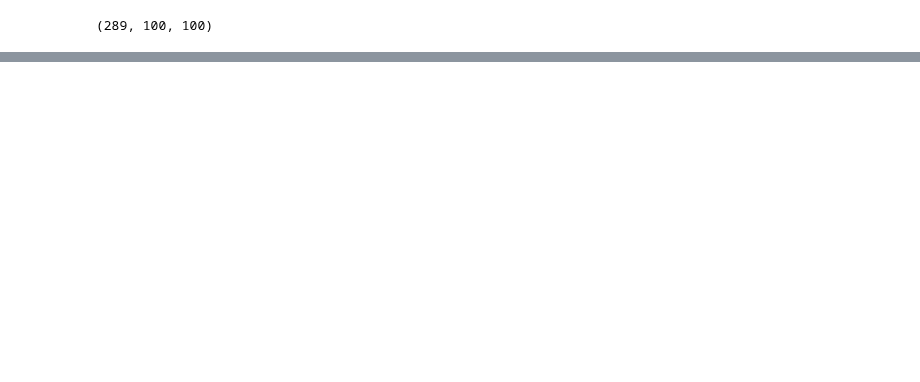
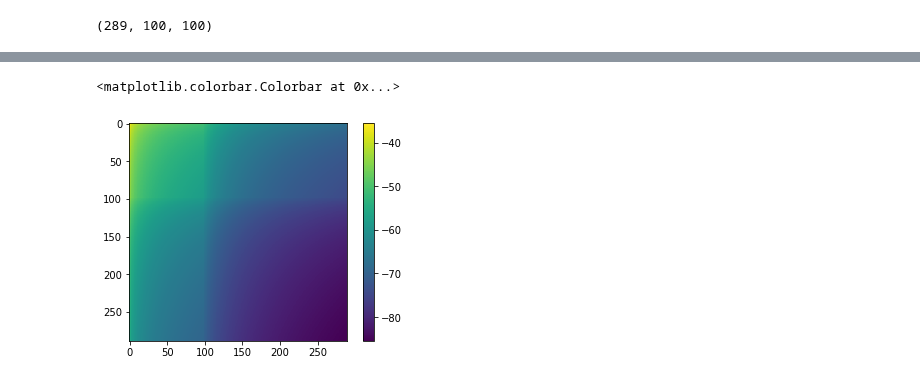
Before and after one commit to VMBoehm/postlimber, a Jupyter notebook: notebooks/PostBornTerms without Limber.ipynb, the cells around one changed output, grey strips where cells are left out. Saved outputs shown, nothing was run; the diff lists cells and outputs as text; code cells hidden in the pictures; blank space fills up the shorter version.

```diff
--- a/notebooks/PostBornTerms without Limber.ipynb
+++ b/notebooks/PostBornTerms without Limber.ipynb
@@ -49,3 +85,9 @@ for ii in range(len(ell_)):
+# %%
+# cldeltapsi*[clpp1+clpp2]
+clprod3 = np.zeros((len(ell_),len(ell_),len(t_),len(t_)))
+for ii in range(len(ell_)):
+    for jj in range(len(ell_)):
+        clprod3[ii][jj] = cldeltapsi[ii]*(cl_phiphi_diag1[jj]+cl_phiphi_diag2[jj])*0.5
 # %%
 #getting MA
 bin_num = 'all'
@@ -65,0 +116,25 @@ res.shape
+# %%
+#getting tilde MA
+bin_num = 'all'
+
+def lensing_kernel(xi, xmax):
+    return (xmax - xi)/(xmax*xi) * (xmax > xi)
+kernel2 = gal_clus(dNdz_LSST,constant_bias,bin_num)
+#r2d goes with first axis = delta phi
+#t2d goes with second axis = phi phi
+r2d, t2d = np.meshgrid(t_,t_)
+w11, w12 = np.meshgrid(w1,w1)
+
+kernel_axis1 = lensing_kernel(r2d*t2d*chi_cmb,chi_cmb)
+kernel_axis0 = kernel2(r2d*chi_cmb)
+
+res = np.sum(clprod3*(r2d*chi_cmb)*chi_cmb*w11*w12*kernel_axis1*kernel_axis0, axis =(2,3))
+tildeMA  = RectBivariateSpline(ell_,ell_,res)
+np.save('../M_matrices/tildeMA_matrix_bin_%s'%str(bin_num),res)
+np.save('../M_matrices/tildeMA_slpine_bin_%s'%str(bin_num),tildeMA)
+# %%
+plt.imshow(np.log(tildeMA(ell_,ell_)))
+plt.colorbar()
+# %% [output]
+<matplotlib.colorbar.Colorbar at 0x...>
+[figure, added]
```
Also changed, not shown: parts of 13 cells of this notebook, 5 other files.
